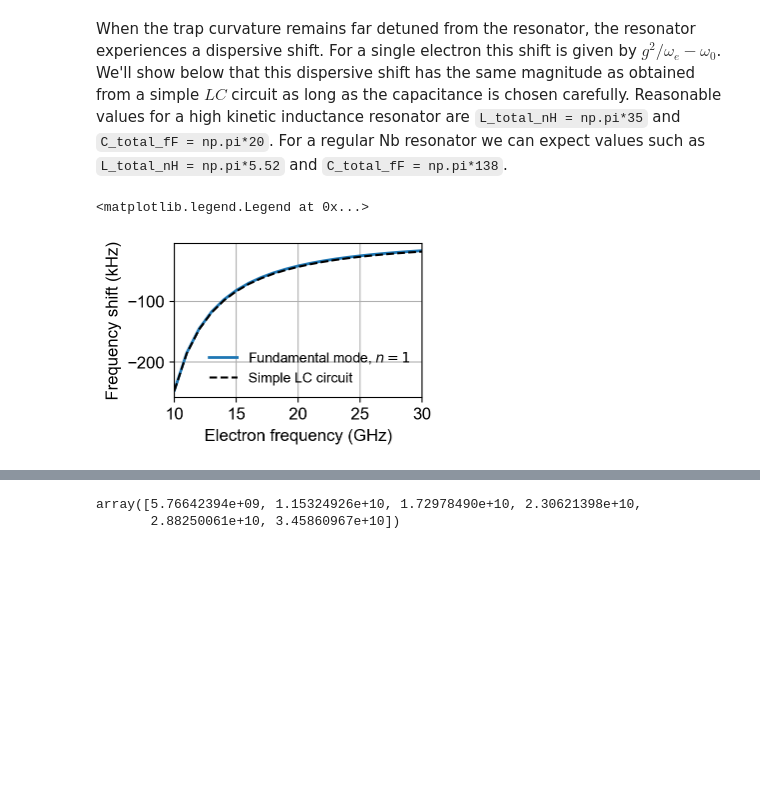
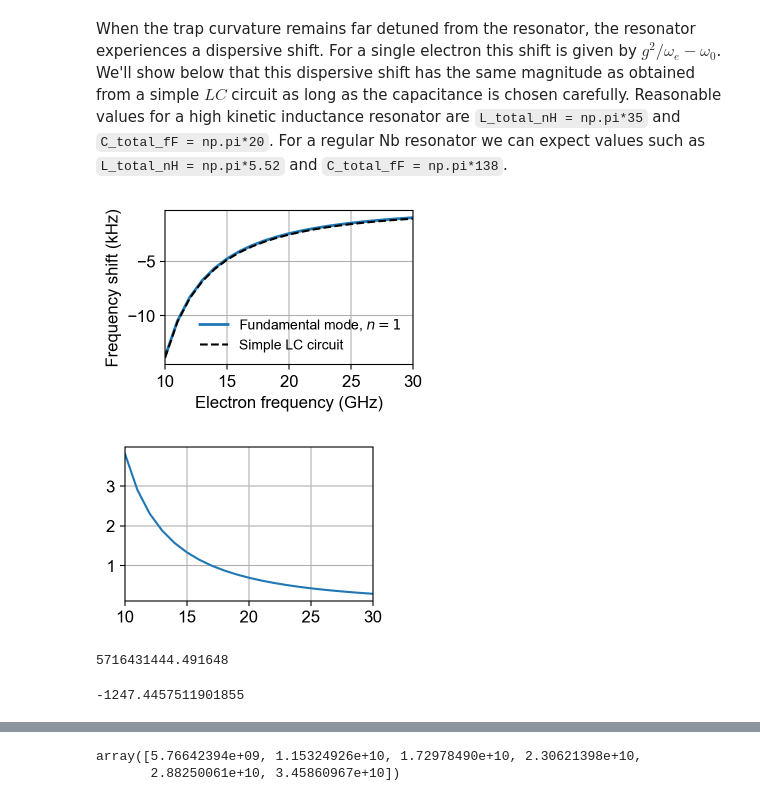
Before and after one commit to gkoolstra/quantum_electron, a Jupyter notebook: examples/97_transmission_line.ipynb, the cells around one changed output, grey strips where cells are left out. Drawn from its saved outputs; the diff is of its cells as text; code cells hidden in the pictures; blank space fills up the shorter version.

```diff
--- a/examples/97_transmission_line.ipynb
+++ b/examples/97_transmission_line.ipynb
@@ -1027,13 +1027,13 @@ max_modes = 6
 eigenfrequencies = np.zeros((len(electron_freqs), max_modes))
 fig, ax = plt.subplots(1, 3, figsize=(8., 2.5))
 
-for Ex, color in zip([0.25e6, 0.50e6], ['gray', 'black']):
+for Ex, color in zip([0.212e6, 0.50e6], ['gray', 'black']):
 
     params = {"dx_um" : 20,
               "total_length_mm" : 2,
               "C_dot_fF" : 0.02,
-              "L_total_nH" : np.pi*35,
-              "C_total_fF" : np.pi*20,
+              "L_total_nH" : np.pi*3.1,
+              "C_total_fF" : np.pi*250,
               "omega_e" : np.nan,
               "alpha_a_prime" : Ex,
               "alpha_b_prime" : -Ex}
@@ -1105,13 +1109,13 @@ eigenfrequencies = np.zeros((len(electron_freqs), 6))
 
 fig = plt.figure(figsize=(3.2, 2))
 
-Ex = 0.24e6
+Ex = 0.212e6
 # The factor of pi comes from setting the following two equal: f0 = 1 / 2 pi sqrt(Ltotal Ctotal) = 1 / 2l sqrt(L_l C_l)
 params = {"dx_um" : 10,
           "total_length_mm" : 2,
-          "C_dot_fF" : 0,
-          "L_total_nH" : np.pi*35,#5.52,
-          "C_total_fF" : np.pi*20,#138,
+          "C_dot_fF" : 0.018,
+          "L_total_nH" : np.pi*3.1,#5.52,
+          "C_total_fF" : np.pi*250,#138,
           "omega_e" : np.nan,
           "alpha_a_prime" : Ex,
           "alpha_b_prime" : -Ex}
@@ -1121,35 +1125,50 @@ params["omega_e"] = 2 * np.pi * 100e9
 evecs, efreqs = diagonalize_this(**params)
 f_no_electrons = np.sort(efreqs[1:max_modes+1])
 f0_diff = f_no_electrons[0]
 
 # Sweep the trap curvature (electron frequency) to observe the dispersive shift
 with alive_bar(len(electron_freqs), spinner='dots', force_tty=True) as bar:
     for k, f_e in enumerate(electron_freqs):
         params["omega_e"] = 2 * np.pi * f_e
         evecs, efreqs = diagonalize_this(**params)
         eigenfrequencies[k] = np.sort(efreqs[1:max_modes+1])
         bar()
 
 # And from here we calculate the frequency shifts (measured from the bare values)
 plt.plot(electron_freqs/1e9, (eigenfrequencies[:, 0] - f0_diff) / 1e3, color='tab:blue', label=r'Fundamental mode, $n=1$', lw=2)
 
 # Calculation of the capacitance change from the dispersive shift of the differential mode.
 # The expression comes from a simple LC model, but if the resonance frequency shifts agree then this expression should be valid.
 # TODO: still missing some factor of 2.
 total_capacitance = params['C_total_fF'] * 1e-15
 delta_c = (elementary_charge) ** 2 / (electron_mass * (2 * np.pi) ** 2 * (electron_freqs ** 2 - f0_diff ** 2)) * (np.sqrt(2) * (params['alpha_a_prime'] - params['alpha_b_prime'])) ** 2
 simple_lc_shift = -f0_diff * 0.5 * delta_c / total_capacitance
 
 plt.plot(electron_freqs/1e9, 1e-3 * simple_lc_shift, '--', color='black', label="Simple LC circuit")
 plt.xlabel("Electron frequency (GHz)")
 plt.ylabel("Frequency shift (kHz)")
 # plt.ylim(-200, 1)
 plt.grid()
 plt.xlim(electron_freqs.min()/1e9, electron_freqs.max()/1e9)
 plt.legend(loc=0, frameon=False, prop={"size" : 10})
+
+plt.figure(figsize=(3.2, 2))
+plt.plot(electron_freqs/1e9, delta_c * 1e18)
+plt.xlim(electron_freqs.min()/1e9, electron_freqs.max()/1e9)
+plt.grid()
 # %% [output]
-<matplotlib.legend.Legend at 0x...>
-[figure, old version]
+[figure, new version]
+[figure, added]
+# %%
+f0_diff
+# %% [output]
+5716431444.491648
+# %%
+params["omega_e"] = 2 * np.pi * 27e9
+evecs, efreqs = diagonalize_this(**params)
+efreqs[1] - f0_diff
+# %% [output]
+-1247.4457511901855
 # %%
 unit_cells = params['total_length_mm'] / (params['dx_um'] * 1e-3)
 dx = params['dx_um'] * 1e-6
```
Also changed, not shown: parts of 4 cells of this notebook, 1 other file.
